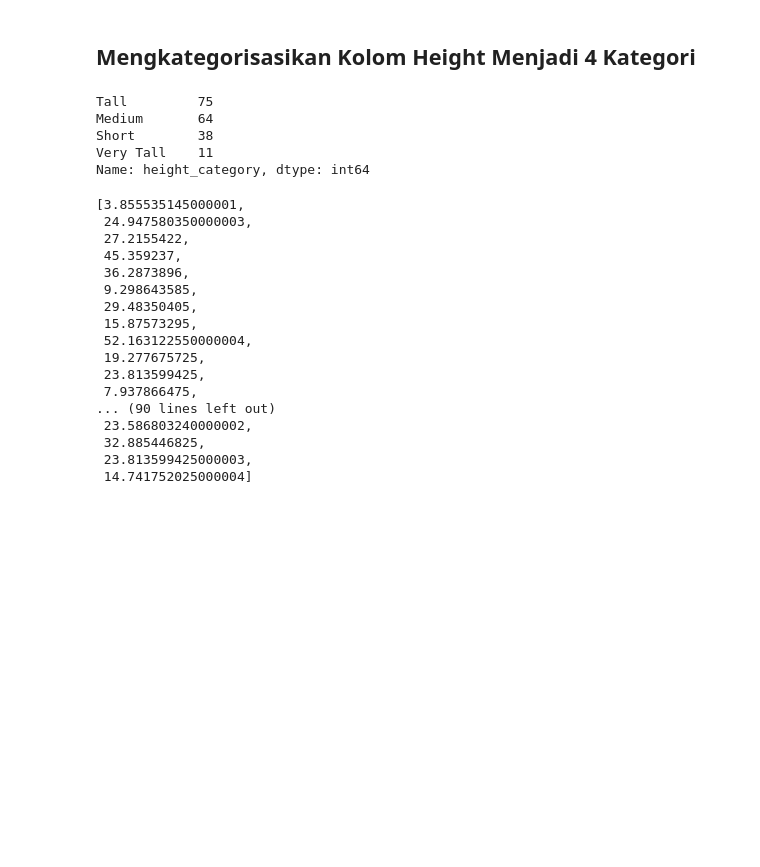
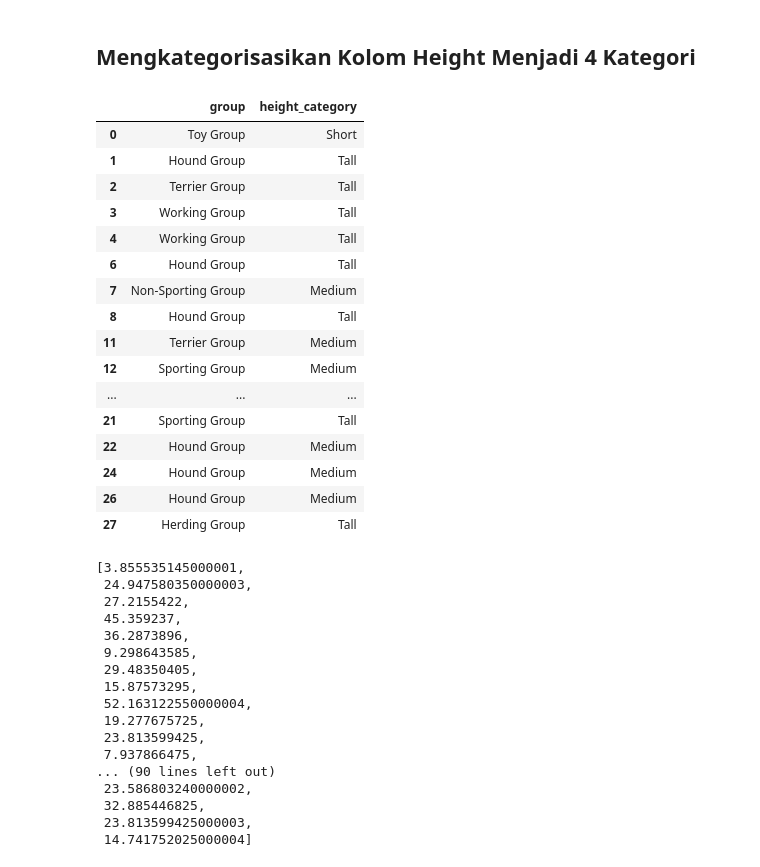
Before and after one commit to RaihanSyahSP/dog-breed-prediction, a Jupyter notebook: dog-breed-predicion.ipynb, the cells around one changed output. Drawn from its saved outputs; the diff is of its cells as text; code cells hidden in the pictures; blank space fills up the shorter version.

```diff
--- a/dog-breed-predicion.ipynb
+++ b/dog-breed-predicion.ipynb
@@ -250,16 +296,29 @@ Name: group, dtype: int64
 # %%
 # Categorize height
 dataframe['height_category'] = pd.cut(dataframe['height'],
                                       bins=[0, 30, 50, 70, float('inf')],
                                       labels=['Short', 'Medium', 'Tall', 'Very Tall'])
 dataframe['height_category'].unique().tolist()
-dataframe['height_category'].value_counts()
+## display group with height category
+dataframe[['group', 'height_category']].head(20)
 # %% [output]
-Tall         75
-Medium       64
-Short        38
-Very Tall    11
-Name: height_category, dtype: int64
+|  | group | height_category |
+| 0 | Toy Group | Short |
+| 1 | Hound Group | Tall |
+| 2 | Terrier Group | Tall |
+| 3 | Working Group | Tall |
+| 4 | Working Group | Tall |
+| 6 | Hound Group | Tall |
+| 7 | Non-Sporting Group | Medium |
+| 8 | Hound Group | Tall |
+| 11 | Terrier Group | Medium |
+| 12 | Sporting Group | Medium |
+| ... | ... | ... |
+| 21 | Sporting Group | Tall |
+| 22 | Hound Group | Medium |
+| 24 | Hound Group | Medium |
+| 26 | Hound Group | Medium |
+| 27 | Herding Group | Tall |
 # %%
 ## remove 0.0 value from weight column to avoid error
 dataframe['weight'].unique().tolist()
```
Also changed, not shown: parts of 20 cells of this notebook, 6 other files.
